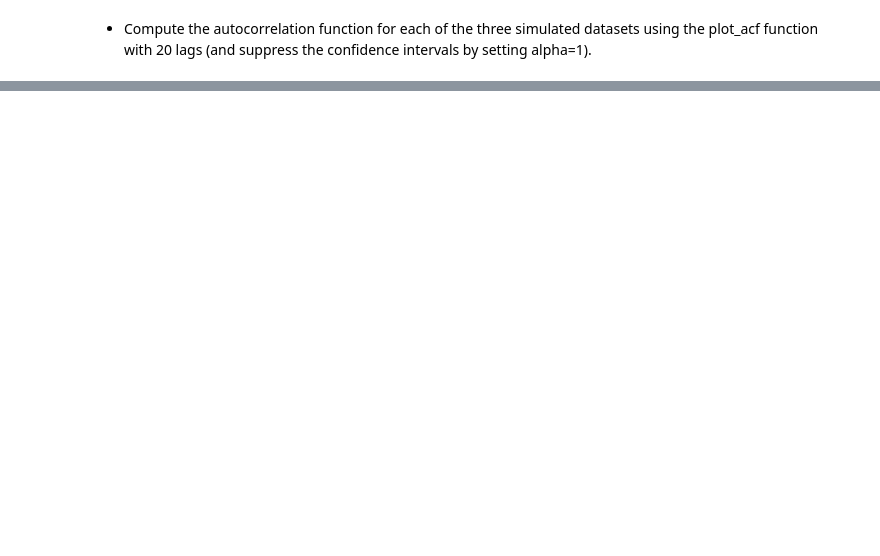
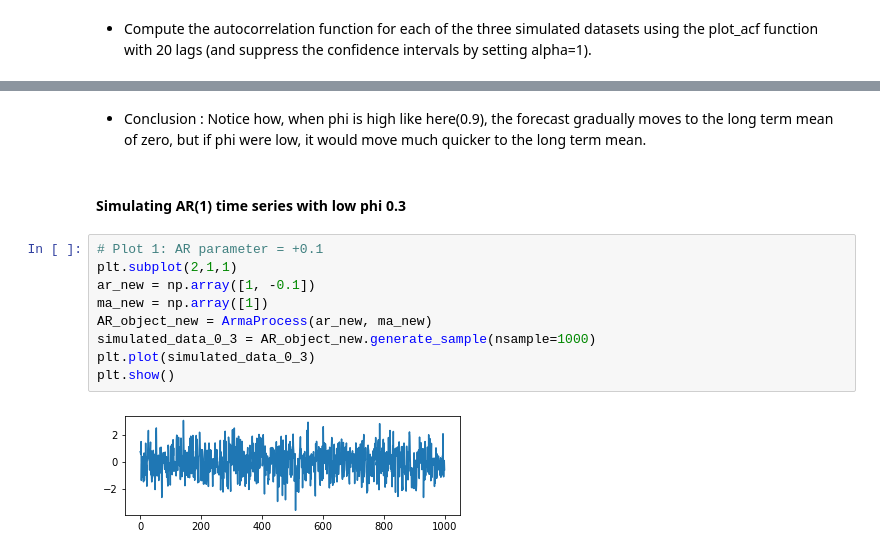
Before and after one commit to naikshubham/Forecasting-using-Python, a Jupyter notebook: Time-Series-Analysis/Time Series Analysis.ipynb, the cells around one changed output, grey strips where cells are left out. Saved outputs shown, nothing was run; the diff lists cells and outputs as text; blank space fills up the shorter version.

```diff
--- a/Time-Series-Analysis/Time Series Analysis.ipynb
+++ b/Time-Series-Analysis/Time Series Analysis.ipynb
@@ -728,0 +796,15 @@ plt.show()
+# %% [markdown]
+- Conclusion : Notice how, when phi is high like here(0.9), the forecast gradually moves to the long term mean of zero, but if phi were low, it would move much quicker to the long term mean.
+# %% [markdown]
+#### Simulating AR(1) time series with low phi 0.3
+# %%
+# Plot 1: AR parameter = +0.1
+plt.subplot(2,1,1)
+ar_new = np.array([1, -0.1])
+ma_new = np.array([1])
+AR_object_new = ArmaProcess(ar_new, ma_new)
+simulated_data_0_3 = AR_object_new.generate_sample(nsample=1000)
+plt.plot(simulated_data_0_3)
+plt.show()
+# %% [output]
+[figure, added]
```
Also changed, not shown: parts of 28 cells of this notebook.
